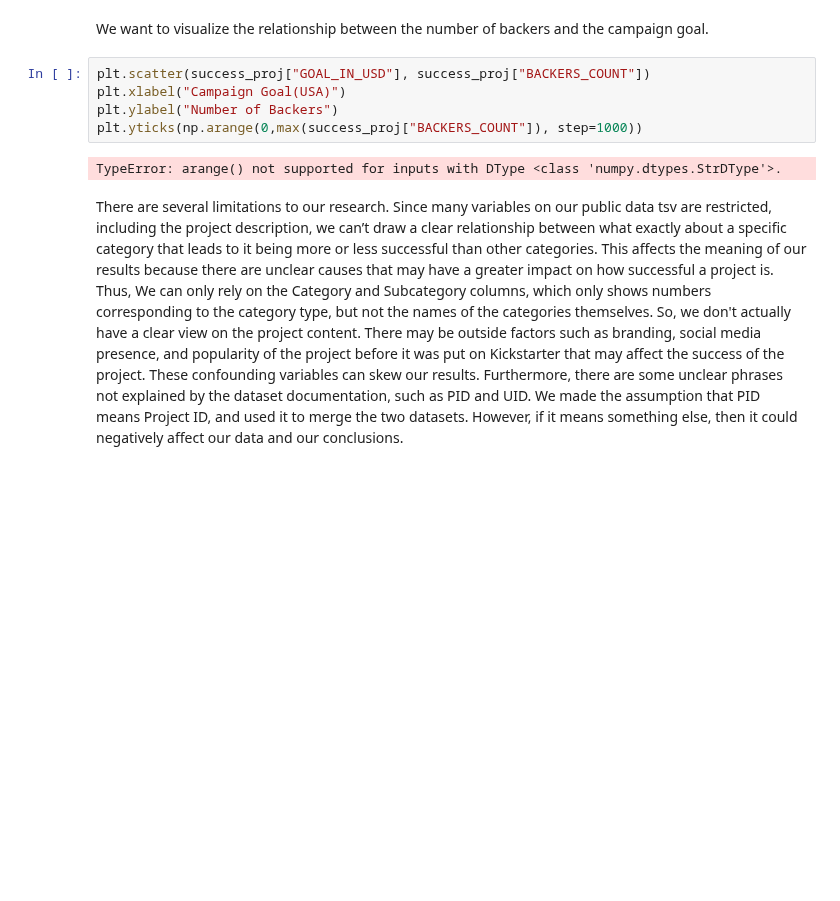
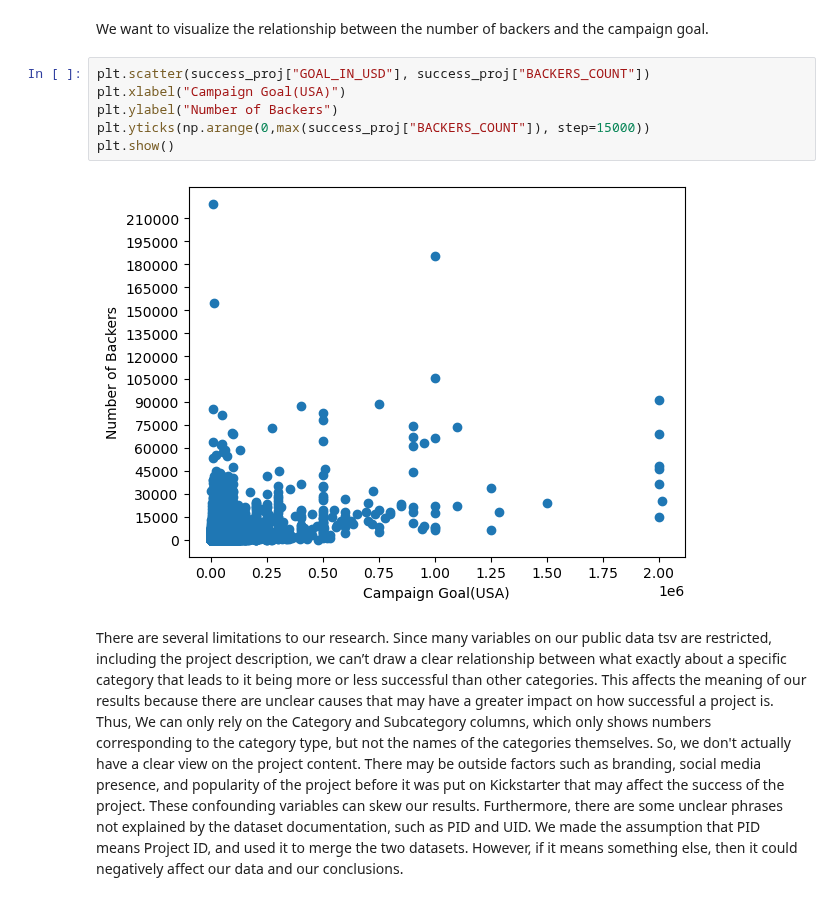
Before and after one commit to catherine-fang-git/kickstarter_project_success_info2950, a Jupyter notebook: INFO2950_Phase2.ipynb, the cells around one changed output. Saved outputs shown, nothing was run; the diff lists cells and outputs as text; blank space fills up the shorter version.

Commit message:
Fixed backer count error and plotted graph
modeled relationship between the number of backers and the campaign goal

```diff
--- a/INFO2950_Phase2.ipynb
+++ b/INFO2950_Phase2.ipynb
@@ -168,10 +157,11 @@ We want to visualize the relationship between the number of backers and the camp
 # %%
 plt.scatter(success_proj["GOAL_IN_USD"], success_proj["BACKERS_COUNT"])
 plt.xlabel("Campaign Goal(USA)")
 plt.ylabel("Number of Backers")
-plt.yticks(np.arange(0,max(success_proj["BACKERS_COUNT"]), step=1000))
+plt.yticks(np.arange(0,max(success_proj["BACKERS_COUNT"]), step=15000))
+plt.show()
 # %% [output]
-TypeError: arange() not supported for inputs with DType <class 'numpy.dtypes.StrDType'>.
+[figure, added]
 # %% [markdown]
 There are several limitations to our research. Since many variables on our public data tsv are restricted, including the project description, we can’t draw a clear relationship between what exactly about a specific category that leads to it being more or less successful than other categories. This affects the meaning of our results because there are unclear causes that may have a greater impact on how successful a project is. Thus, We can only rely on the Category and Subcategory columns, which only shows numbers corresponding to the category type, but not the names of the categories themselves. So, we don't actually have a clear view on the project content.
 There may be outside factors such as branding, social media presence, and popularity of the project before it was put on Kickstarter that may affect the success of the project. These confounding variables can skew our results.
```
Also changed, not shown: parts of 2 cells of this notebook.
